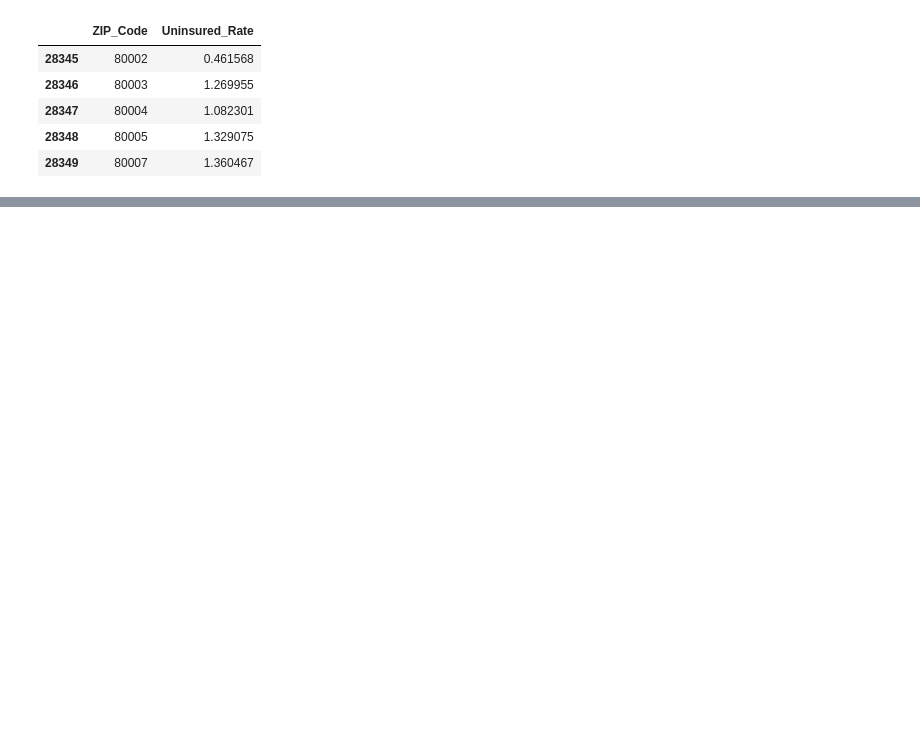
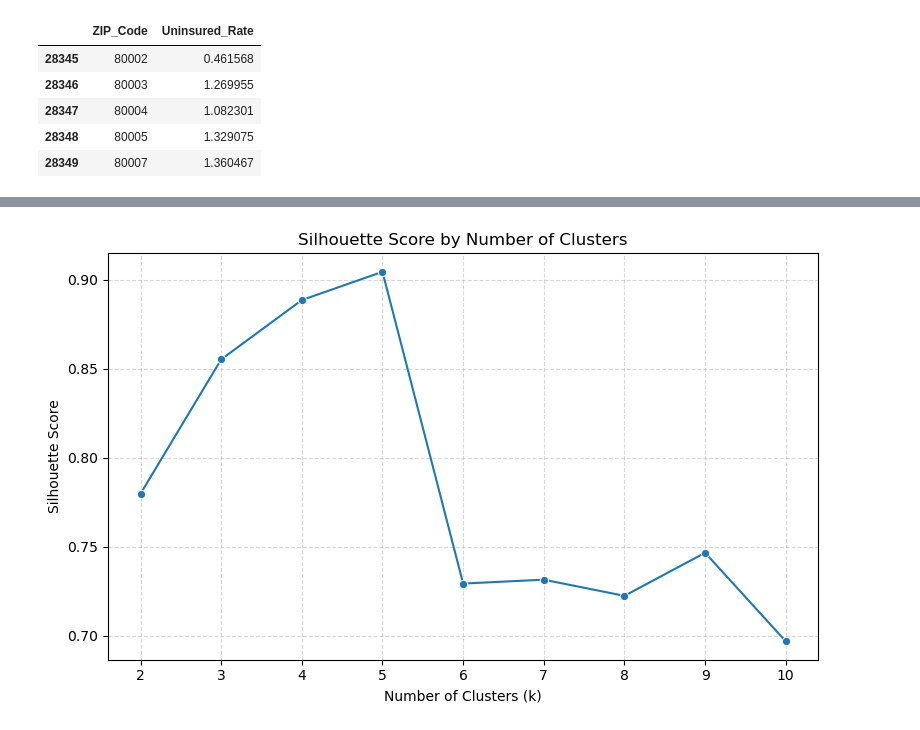
Before and after one commit to taso5789/Data-Mining-Spring-2025-Group-2, a Jupyter notebook: Quality of Life and Environment Trends/code/research_question_8.ipynb, the cells around one changed output, grey strips where cells are left out. Saved outputs shown, nothing was run; the diff lists cells and outputs as text; code cells hidden in the pictures; blank space fills up the shorter version.

```diff
--- a/Quality of Life and Environment Trends/code/research_question_8.ipynb
+++ b/Quality of Life and Environment Trends/code/research_question_8.ipynb
@@ -383,0 +397,92 @@ dtype: int64
+# %%
+import seaborn as sns
+from sklearn.preprocessing import StandardScaler
+from sklearn.cluster import KMeans
+from sklearn.decomposition import PCA
+from sklearn.metrics import silhouette_score, davies_bouldin_score
+import warnings
+warnings.filterwarnings("ignore", message="KMeans is known to have a memory leak on Windows with MKL*")
+
+# Prevent memory leak on Windows (MKL + KMeans)
+os.environ['OMP_NUM_THREADS'] = '1'
+
+# Display raw data
+print('The data before processing are as follows:')
+display(before_hospital_data)
+
+# Load and filter hospital data for CO and UT
+hospital_df = before_hospital_data.copy()
+hospital_df = hospital_df.dropna(subset=['ZIP Code'])
+hospital_df['ZIP_Code'] = hospital_df['ZIP Code'].astype(int)
+hospital_df['State'] = hospital_df['State'].astype(str).str.upper()
+hospital_df = hospital_df[hospital_df['State'].isin(['CO', 'UT'])]
+
+# Aggregate hospital count per ZIP code
+location_features = hospital_df.groupby(['State', 'ZIP_Code']).size().reset_index(name='Hospital_Count')
+
+# One-hot encode 'State' and assemble features
+features = pd.get_dummies(location_features[['State']], drop_first=True)
+features['ZIP_Code'] = location_features['ZIP_Code']
+features['Hospital_Count'] = location_features['Hospital_Count']
+
+# Standardize features
+scaler = StandardScaler()
+X_scaled = scaler.fit_transform(features)
+
+# Show processed data
+print('The data after processing are as follows:')
+display(pd.DataFrame(X_scaled))
+
+# Hyperparameter tuning: find best k using silhouette score
+silhouette_scores = []
+for k in range(2, 11):
+    km = KMeans(n_clusters=k, random_state=42)
+    labels = km.fit_predict(X_scaled)
+    score = silhouette_score(X_scaled, labels)
+    silhouette_scores.append((k, score))
+
+# Select best k
+best_k, best_score = max(silhouette_scores, key=lambda x: x[1])
+
+# Final KMeans clustering with best_k
+kmeans = KMeans(n_clusters=best_k, random_state=42)
+location_features['Cluster'] = kmeans.fit_predict(X_scaled)
+
+# Reduce to 2D using PCA for visualization
+pca = PCA(n_components=2)
+reduced = pca.fit_transform(X_scaled)
+location_features['PCA1'] = reduced[:, 0]
+location_features['PCA2'] = reduced[:, 1]
+
+# Plot silhouette scores
+score_df = pd.DataFrame(silhouette_scores, columns=['k', 'Silhouette_Score'])
+plt.figure(figsize=(8, 5))
+sns.lineplot(data=score_df, x='k', y='Silhouette_Score', marker='o')
+plt.title('Silhouette Score by Number of Clusters')
+plt.xlabel('Number of Clusters (k)')
+plt.ylabel('Silhouette Score')
+plt.grid(True, linestyle='--', alpha=0.5)
+plt.tight_layout()
+plt.show()
+
+# Plot clustering results
+plt.figure(figsize=(10, 6))
+sns.scatterplot(data=location_features, x='PCA1', y='PCA2', hue='Cluster', style='State', palette='Set2')
+plt.title(f'K-Means Clustering of Hospital Locations (CO & UT), k={best_k}')
+plt.xlabel('Principal Component 1')
+plt.ylabel('Principal Component 2')
+plt.grid(True, linestyle='--', alpha=0.5)
+plt.tight_layout()
+plt.show()
+
+# Evaluate clustering performance
+final_labels = location_features['Cluster']
+final_silhouette = silhouette_score(X_scaled, final_labels)
+final_davies_bouldin = davies_bouldin_score(X_scaled, final_labels)
+
+print(f"Final Silhouette Score (k={best_k}): {final_silhouette:.3f}")
+print(f"Final Davies-Bouldin Index (k={best_k}): {final_davies_bouldin:.3f}")
+
+# Clean up environment variable
+os.environ.pop('OMP_NUM_THREADS', None)
+# %% [output]
@@ -383,0 +517 @@ dtype: int64
+[figure, added]
```
Also changed, not shown: parts of 43 cells of this notebook.
